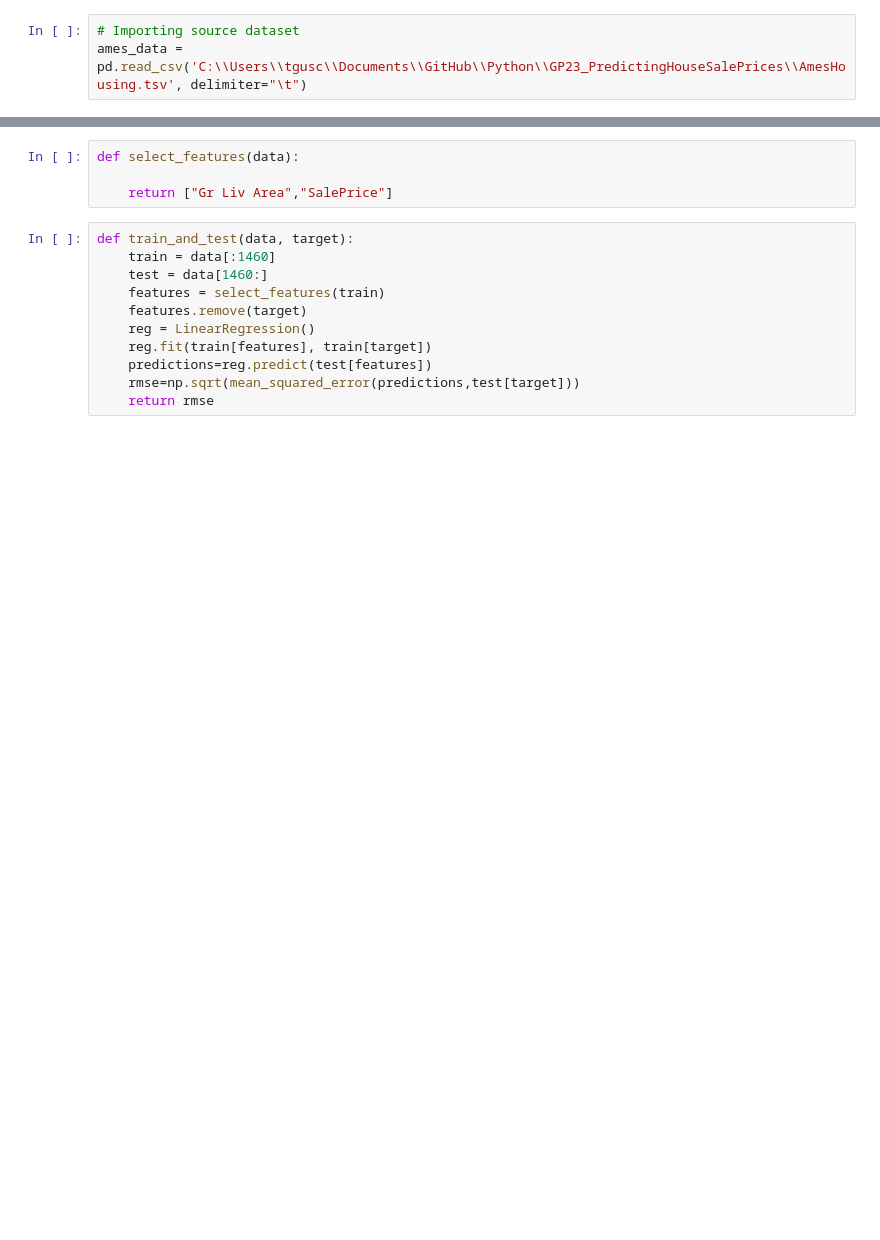
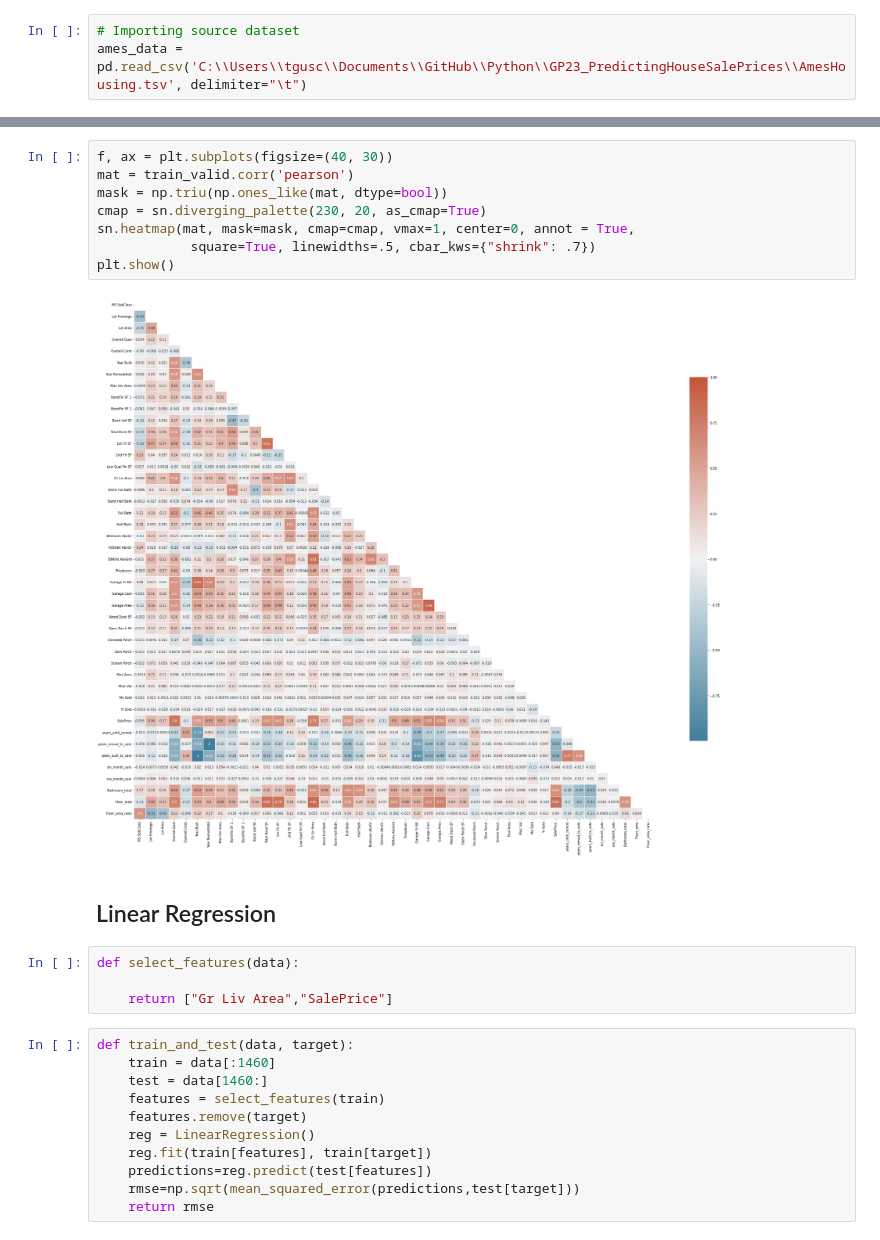
Before and after one commit to TGusciora/Python, a Jupyter notebook: GP23_PredictingHouseSalePrices/GP23_TG_PredictingHouseSalePrices.ipynb, the cells around one changed output, grey strips where cells are left out. Saved outputs shown, nothing was run; the diff lists cells and outputs as text; blank space fills up the shorter version.

```diff
--- a/GP23_PredictingHouseSalePrices/GP23_TG_PredictingHouseSalePrices.ipynb
+++ b/GP23_PredictingHouseSalePrices/GP23_TG_PredictingHouseSalePrices.ipynb
@@ -147,3 +381,15 @@ Which columns need to be dropped for other reasons?
+# %%
+f, ax = plt.subplots(figsize=(40, 30))
+mat = train_valid.corr('pearson')
+mask = np.triu(np.ones_like(mat, dtype=bool))
+cmap = sn.diverging_palette(230, 20, as_cmap=True)
+sn.heatmap(mat, mask=mask, cmap=cmap, vmax=1, center=0, annot = True,
+            square=True, linewidths=.5, cbar_kws={"shrink": .7})
+plt.show()
+# %% [output]
+[figure, added]
+# %% [markdown]
+## Linear Regression
 # %%
 def select_features(data):
 
```
Also changed, not shown: parts of 44 cells of this notebook, 1 other file.
